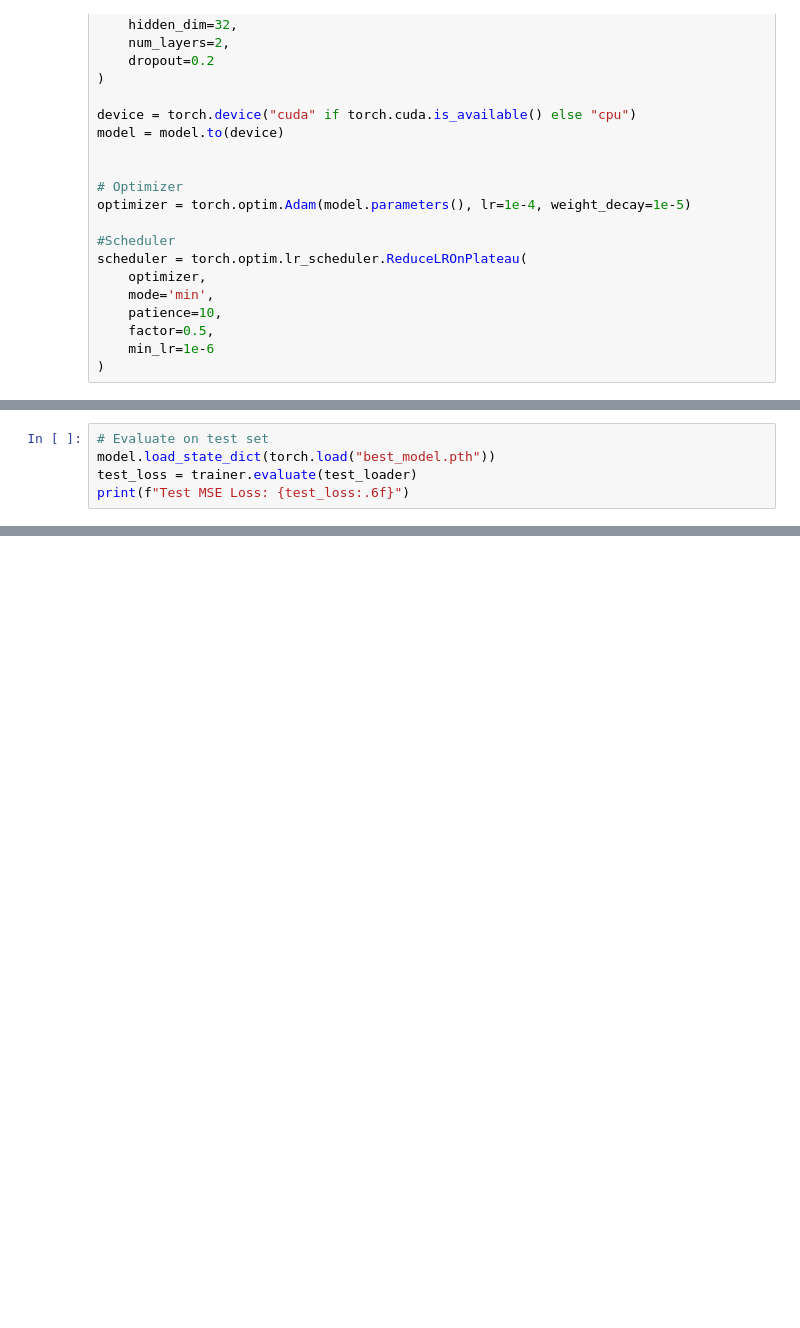
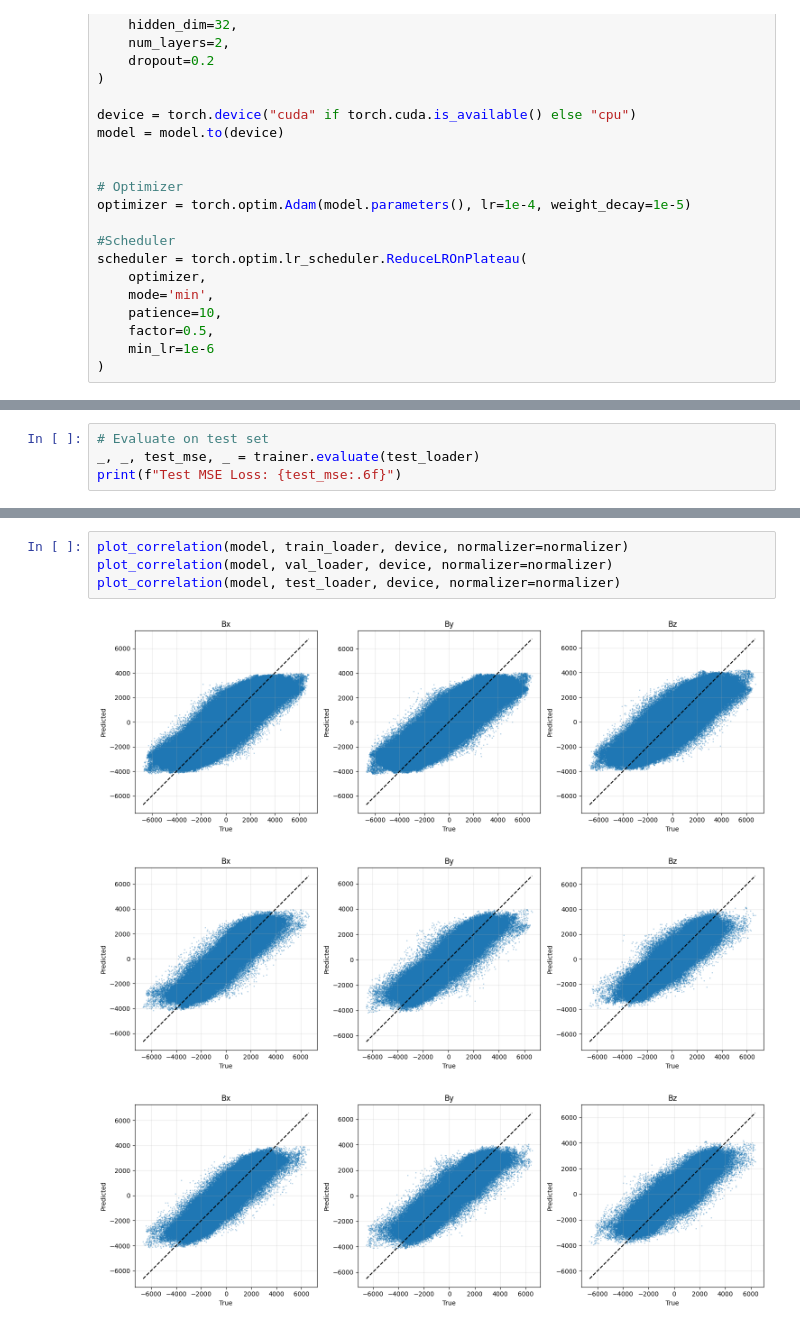
Before and after one commit to oskareriksandelin/p30gnn, a Jupyter notebook: baseline_gnn.ipynb, the cells around one changed output, grey strips where cells are left out. Drawn from its saved outputs; the diff is of its cells as text; blank space fills up the shorter version.

```diff
--- a/baseline_gnn.ipynb
+++ b/baseline_gnn.ipynb
@@ -104,5 +147,4 @@ KeyboardInterrupt:
 # %%
 # Evaluate on test set
-model.load_state_dict(torch.load("best_model.pth"))
-test_loss = trainer.evaluate(test_loader)
-print(f"Test MSE Loss: {test_loss:.6f}")
+_, _, test_mse, _ = trainer.evaluate(test_loader)
+print(f"Test MSE Loss: {test_mse:.6f}")
@@ -108,0 +153,8 @@ print(f"Test MSE Loss: {test_loss:.6f}")
+# %%
+plot_correlation(model, train_loader, device, normalizer=normalizer)
+plot_correlation(model, val_loader, device, normalizer=normalizer)
+plot_correlation(model, test_loader, device, normalizer=normalizer)
+# %% [output]
+[figure, added]
+[figure, added]
+[figure, added]
```
Also changed, not shown: parts of 12 cells of this notebook, 5 other files.
